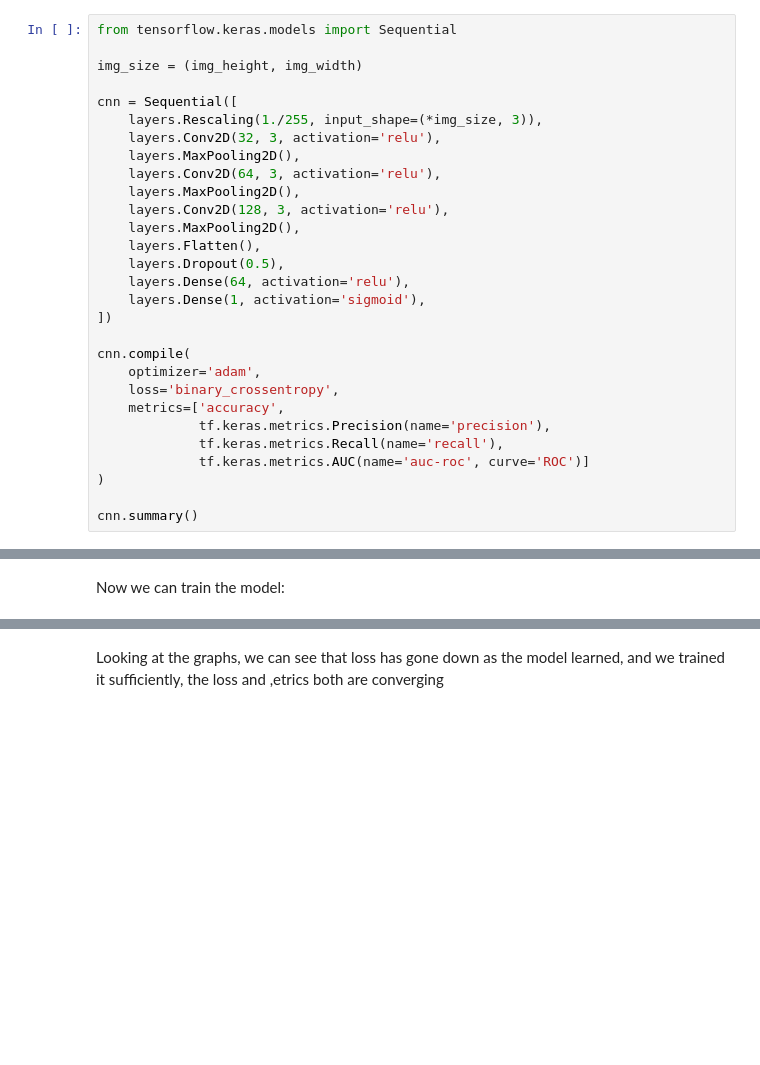
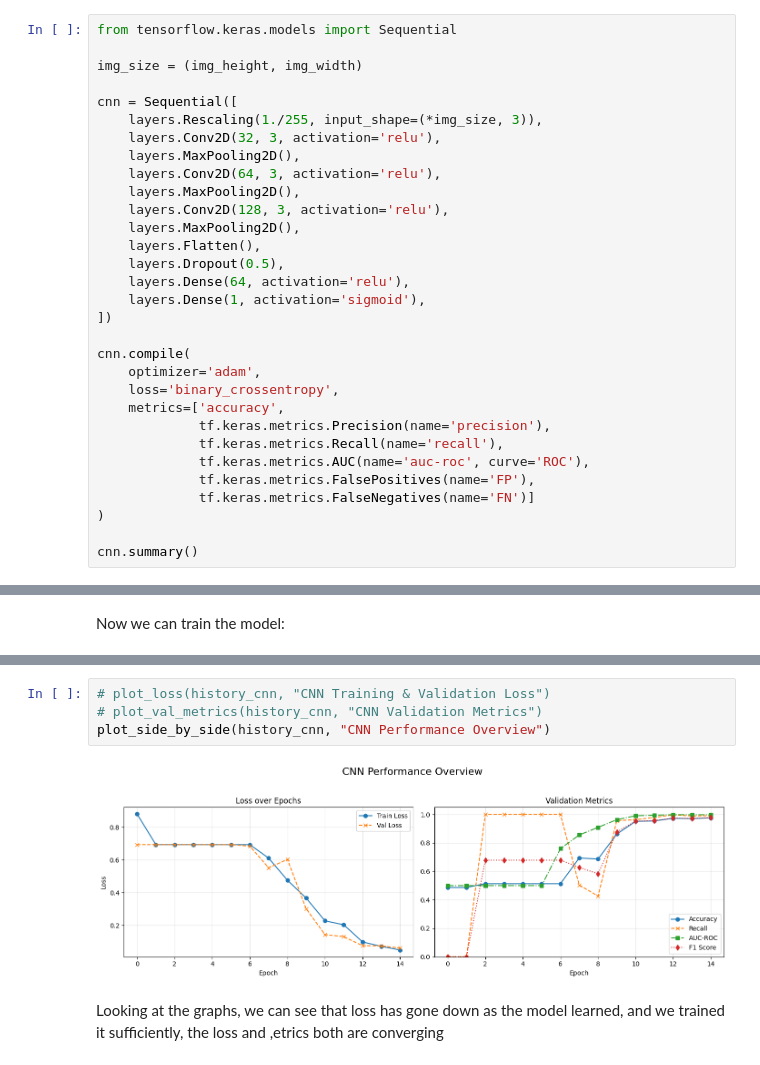
Before and after one commit to arvinfatemi/QAz5YPD3BIEbZXAx, a Jupyter notebook: monreader.ipynb, the cells around one changed output, grey strips where cells are left out. Saved outputs shown, nothing was run; the diff lists cells and outputs as text; blank space fills up the shorter version.

```diff
--- a/monreader.ipynb
+++ b/monreader.ipynb
@@ -173,7 +166,9 @@ cnn.compile(
     metrics=['accuracy',
              tf.keras.metrics.Precision(name='precision'),
              tf.keras.metrics.Recall(name='recall'),
-             tf.keras.metrics.AUC(name='auc-roc', curve='ROC')]
+             tf.keras.metrics.AUC(name='auc-roc', curve='ROC'),
+             tf.keras.metrics.FalsePositives(name='FP'),
+             tf.keras.metrics.FalseNegatives(name='FN')]
 )
 
 cnn.summary()
@@ -273,3 +267,9 @@ Epoch 15/15
+# %%
+# plot_loss(history_cnn, "CNN Training & Validation Loss")
+# plot_val_metrics(history_cnn, "CNN Validation Metrics")
+plot_side_by_side(history_cnn, "CNN Performance Overview")
+# %% [output]
+[figure, added]
 # %% [markdown]
 Looking at the graphs, we can see that loss has gone down as the model learned, and we trained it sufficiently, the loss and ,etrics both are converging
 # %%
```
Also changed, not shown: parts of 7 cells of this notebook.
